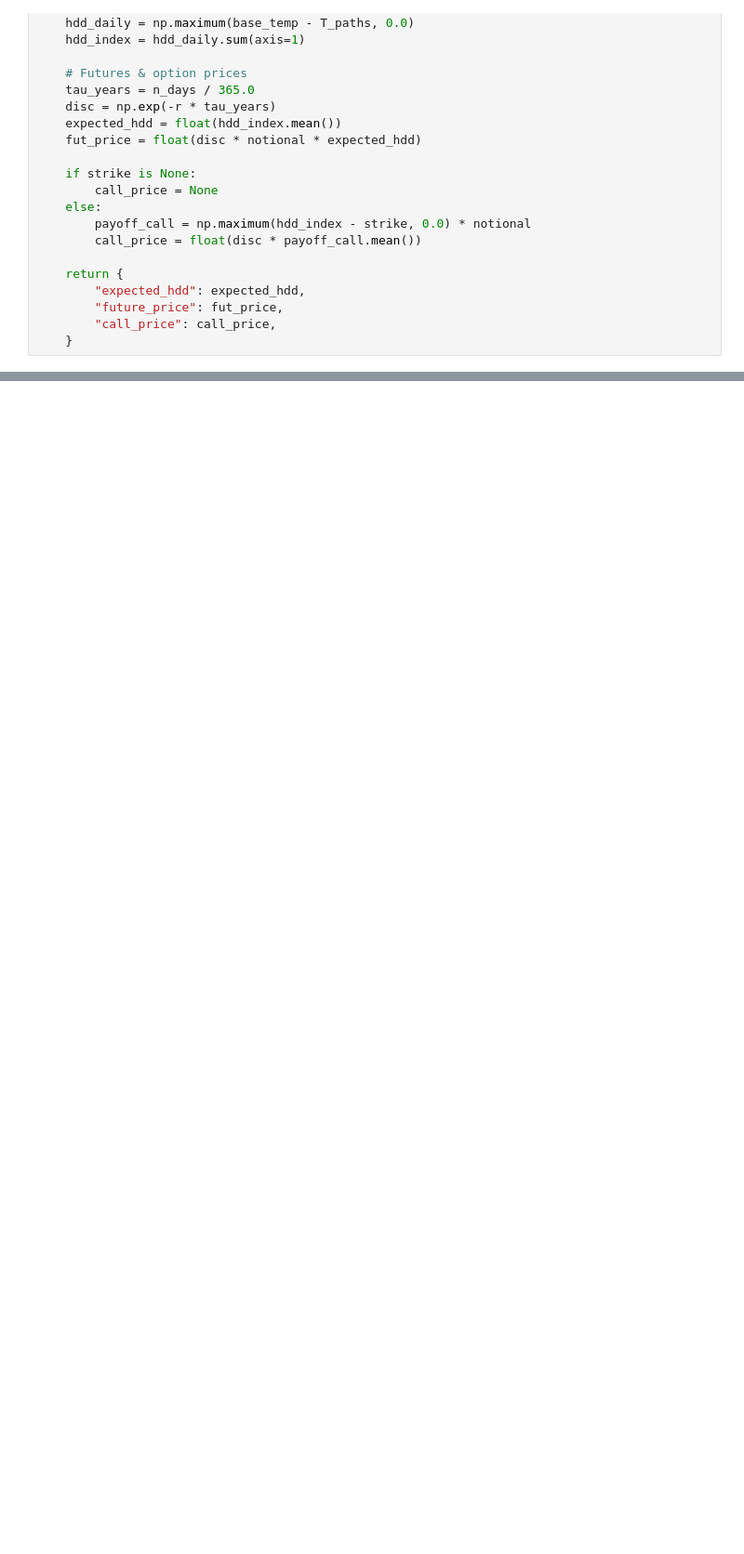
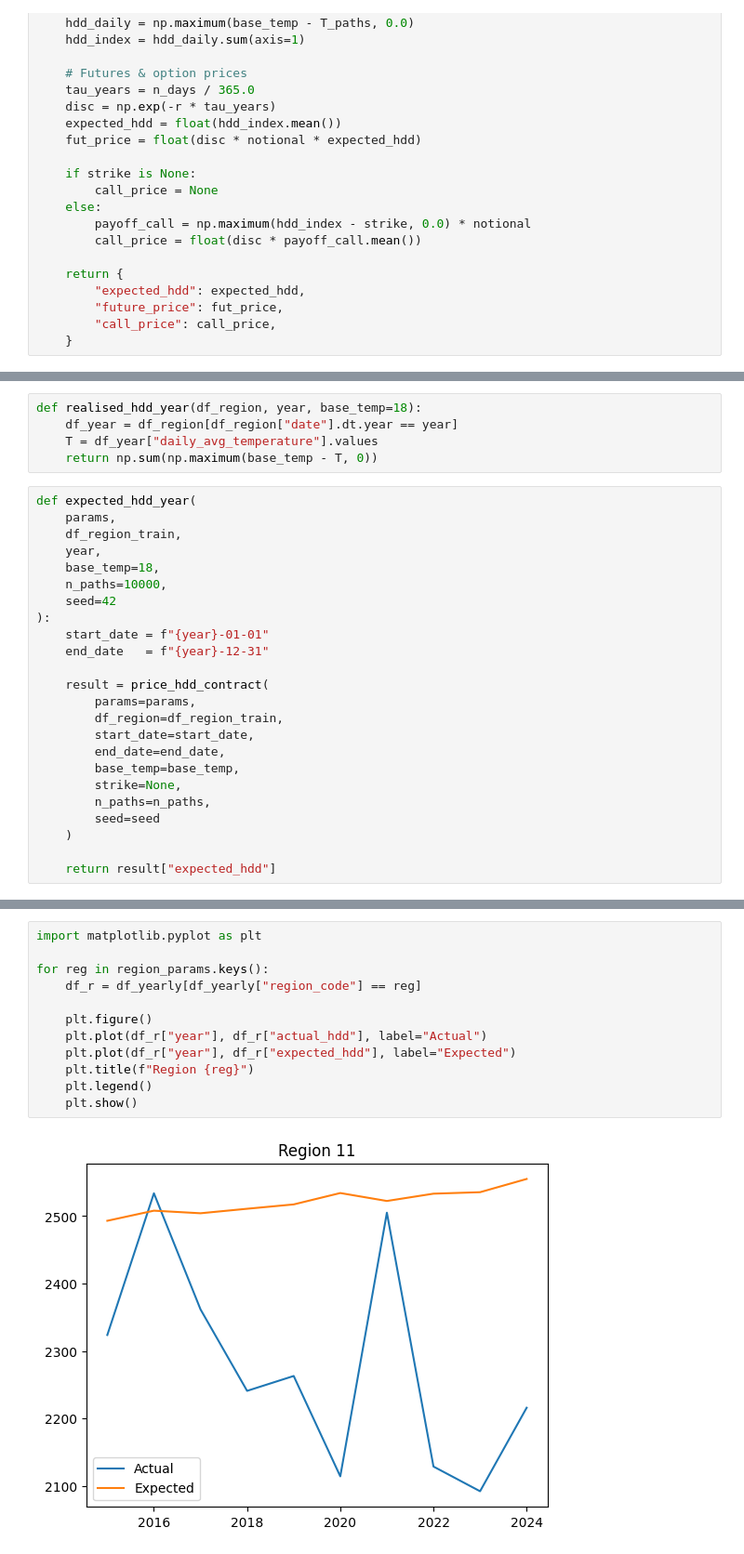
Before and after one commit to MarieLouiseLysholt/Masters_2026, a Jupyter notebook: OU/OU _Alton2002.ipynb, the cells around one changed output, grey strips where cells are left out. Shown at 93% size. Cells and saved outputs as stored; diff of their text form; blank space fills up the shorter version.

Commit message:
add backtesting, rerun metadata for 8 regions and make pkl parameterfiles for alaton2002

```diff
--- a/OU/OU _Alton2002.ipynb
+++ b/OU/OU _Alton2002.ipynb
@@ -452,0 +574,29 @@ Calibrated 13 regions.
+# %%
+def realised_hdd_year(df_region, year, base_temp=18):
+    df_year = df_region[df_region["date"].dt.year == year]
+    T = df_year["daily_avg_temperature"].values
+    return np.sum(np.maximum(base_temp - T, 0))
+# %%
+def expected_hdd_year(
+    params,
+    df_region_train,
+    year,
+    base_temp=18,
+    n_paths=10000,
+    seed=42
+):
+    start_date = f"{year}-01-01"
+    end_date   = f"{year}-12-31"
+
+    result = price_hdd_contract(
+        params=params,
+        df_region=df_region_train,
+        start_date=start_date,
+        end_date=end_date,
+        base_temp=base_temp,
+        strike=None,
+        n_paths=n_paths,
+        seed=seed
+    )
+
+    return result["expected_hdd"]
@@ -452,0 +689,14 @@ Calibrated 13 regions.
+# %%
+import matplotlib.pyplot as plt
+
+for reg in region_params.keys():
+    df_r = df_yearly[df_yearly["region_code"] == reg]
+
+    plt.figure()
+    plt.plot(df_r["year"], df_r["actual_hdd"], label="Actual")
+    plt.plot(df_r["year"], df_r["expected_hdd"], label="Expected")
+    plt.title(f"Region {reg}")
+    plt.legend()
+    plt.show()
+# %% [output]
+[figure, added]
```
Also changed, not shown: parts of 12 cells of this notebook, 6 other files.
